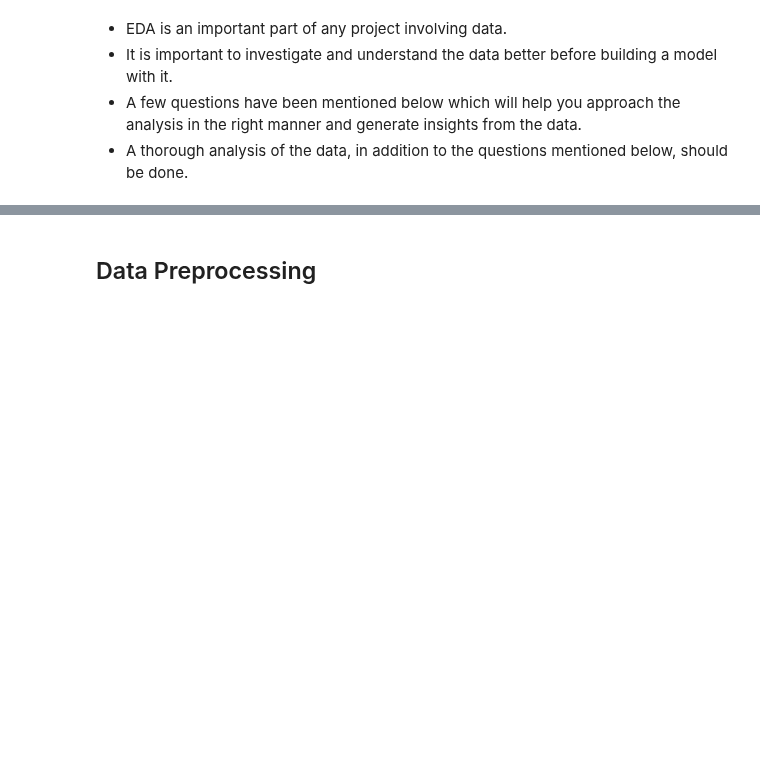
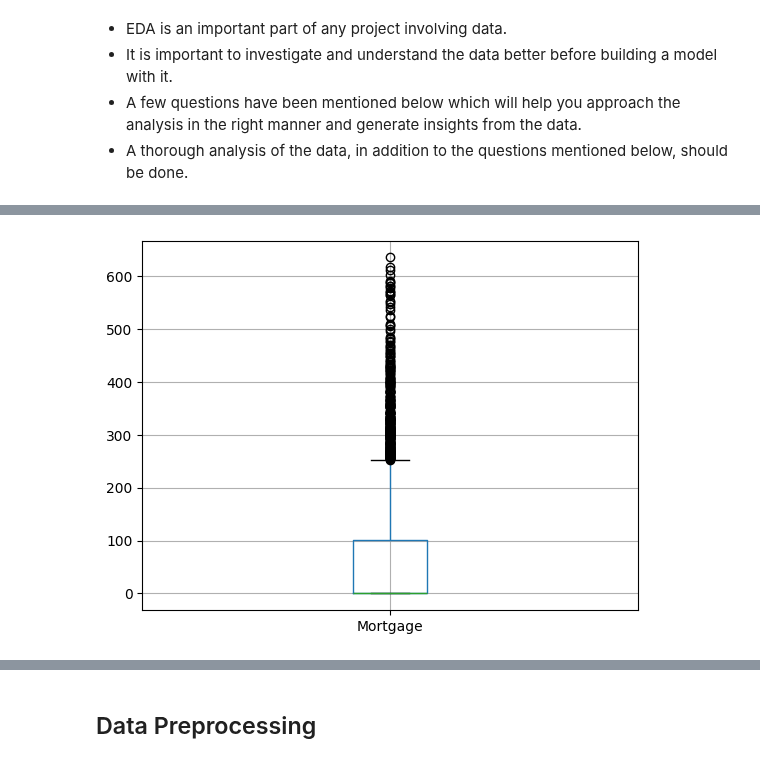
Before and after one commit to ankur0405/LearningPython, a Jupyter notebook: AIML_ML_Project_full_code_notebook.ipynb, the cells around one changed output, grey strips where cells are left out. Drawn from its saved outputs; the diff is of its cells as text; code cells hidden in the pictures; blank space fills up the shorter version.

```diff
--- a/AIML_ML_Project_full_code_notebook.ipynb
+++ b/AIML_ML_Project_full_code_notebook.ipynb
@@ -75,0 +195,5 @@ warnings.filterwarnings("ignore")
+# %%
+df.boxplot(column=['Mortgage'])
+plt.show()
+# %% [output]
+[figure, added]
```
Also changed, not shown: parts of 14 cells of this notebook.
